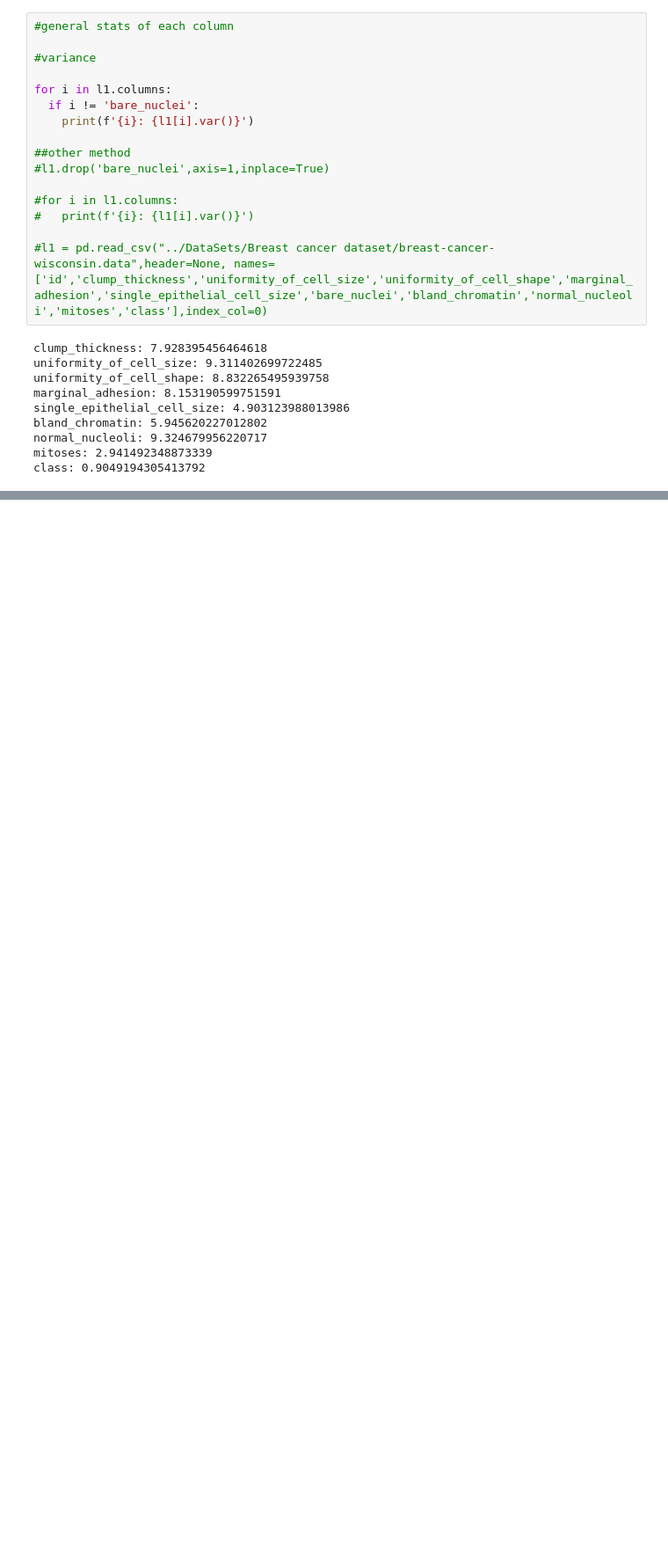
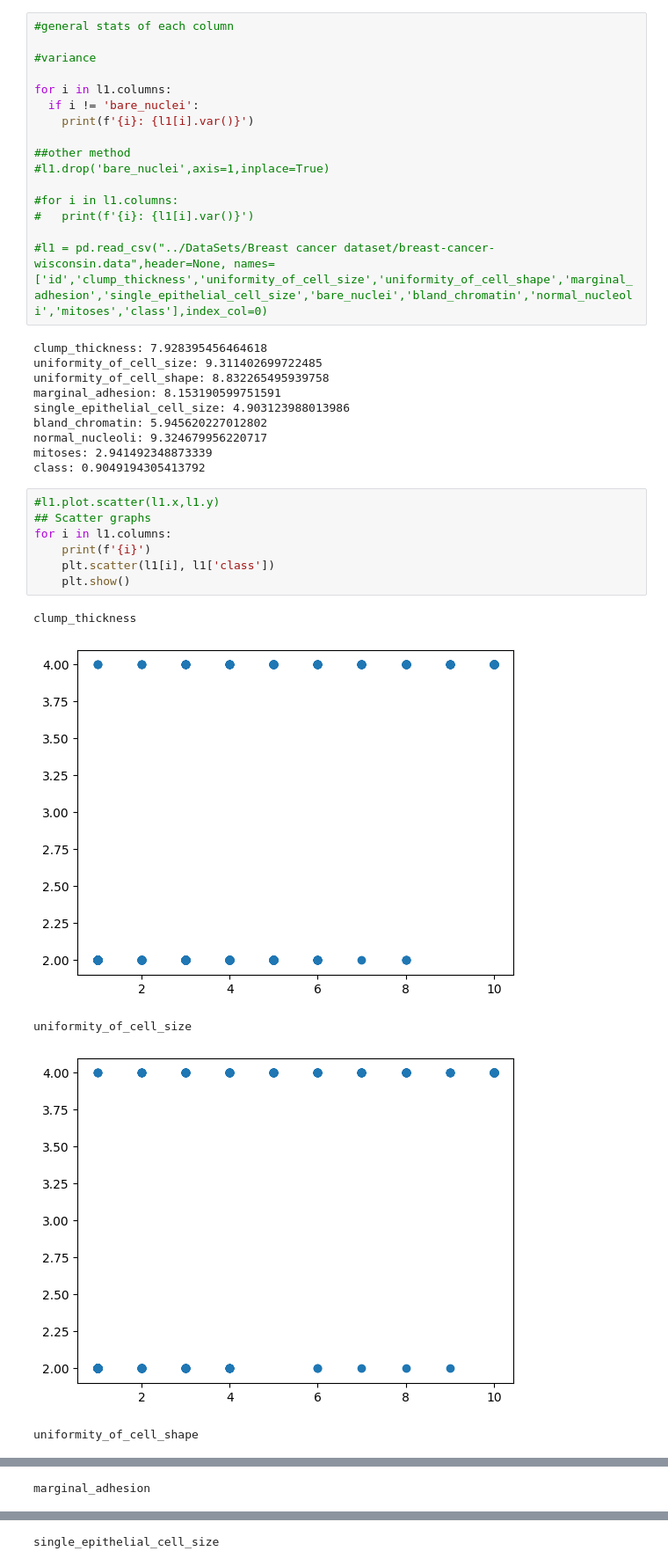
Before and after one commit to TeaToCodeConverter/2022-CN6005-GP-13-Coursework, a Jupyter notebook: EDA/EDA-Template.ipynb, the cells around one changed output, grey strips where cells are left out. Shown: that part at 88% size. Cells and saved outputs as stored; diff of their text form; blank space fills up the shorter version.

Commit message:
added import class and graphs to EDA

```diff
--- a/EDA/EDA-Template.ipynb
+++ b/EDA/EDA-Template.ipynb
@@ -136,3 +136,16 @@ bland_chromatin: 5.945620227012802
 normal_nucleoli: 9.324679956220717
 mitoses: 2.941492348873339
 class: 0.9049194305413792
+# %%
+#l1.plot.scatter(l1.x,l1.y)
+## Scatter graphs
+for i in l1.columns:
+    print(f'{i}')
+    plt.scatter(l1[i], l1['class'])
+    plt.show()
+# %% [output]
+clump_thickness
+[figure, added]
+uniformity_of_cell_size
+[figure, added]
+uniformity_of_cell_shape
@@ -138,0 +153 @@ class: 0.9049194305413792
+marginal_adhesion
@@ -138,0 +155 @@ class: 0.9049194305413792
+single_epithelial_cell_size
```
Also changed, not shown: parts of 2 cells of this notebook, 1 other file.
